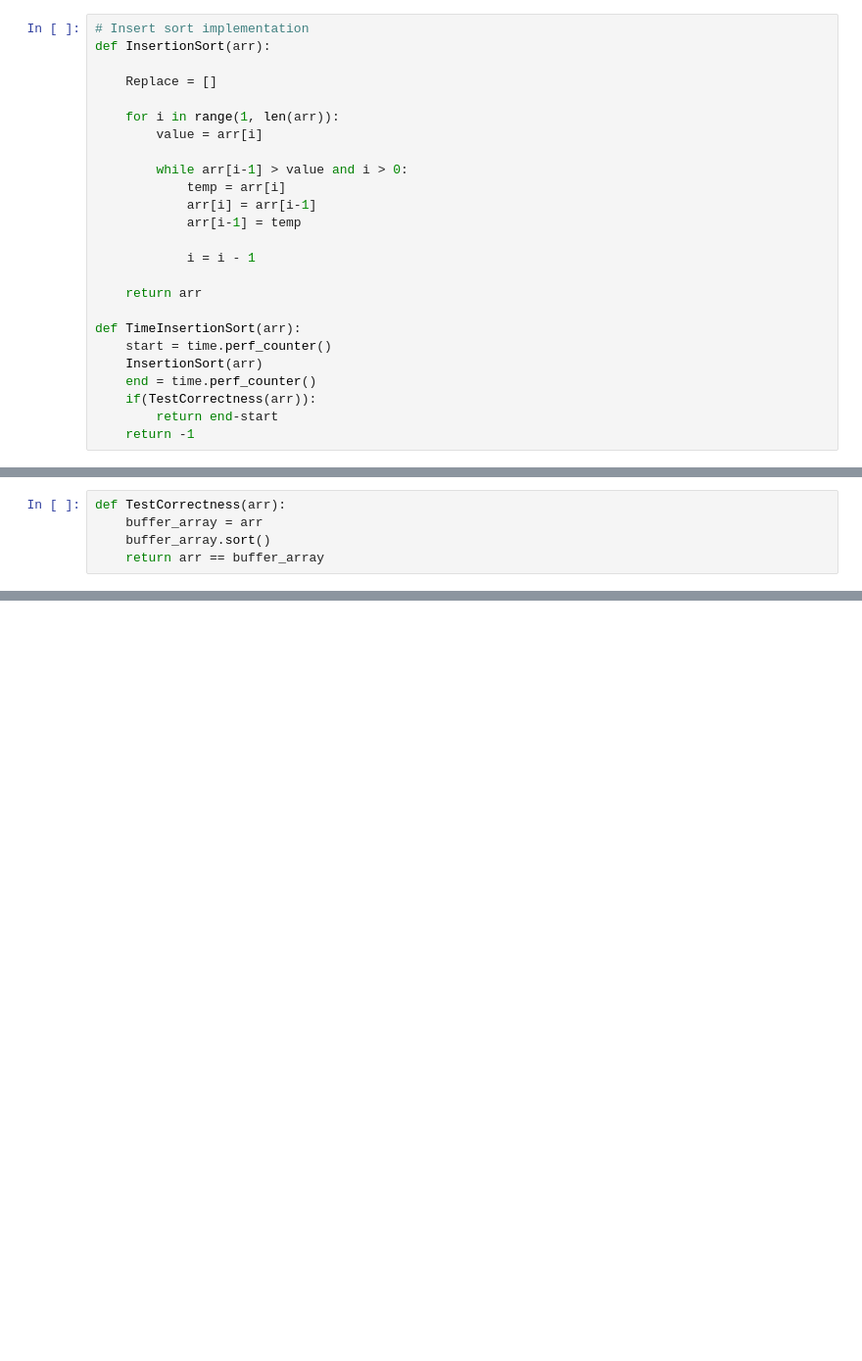
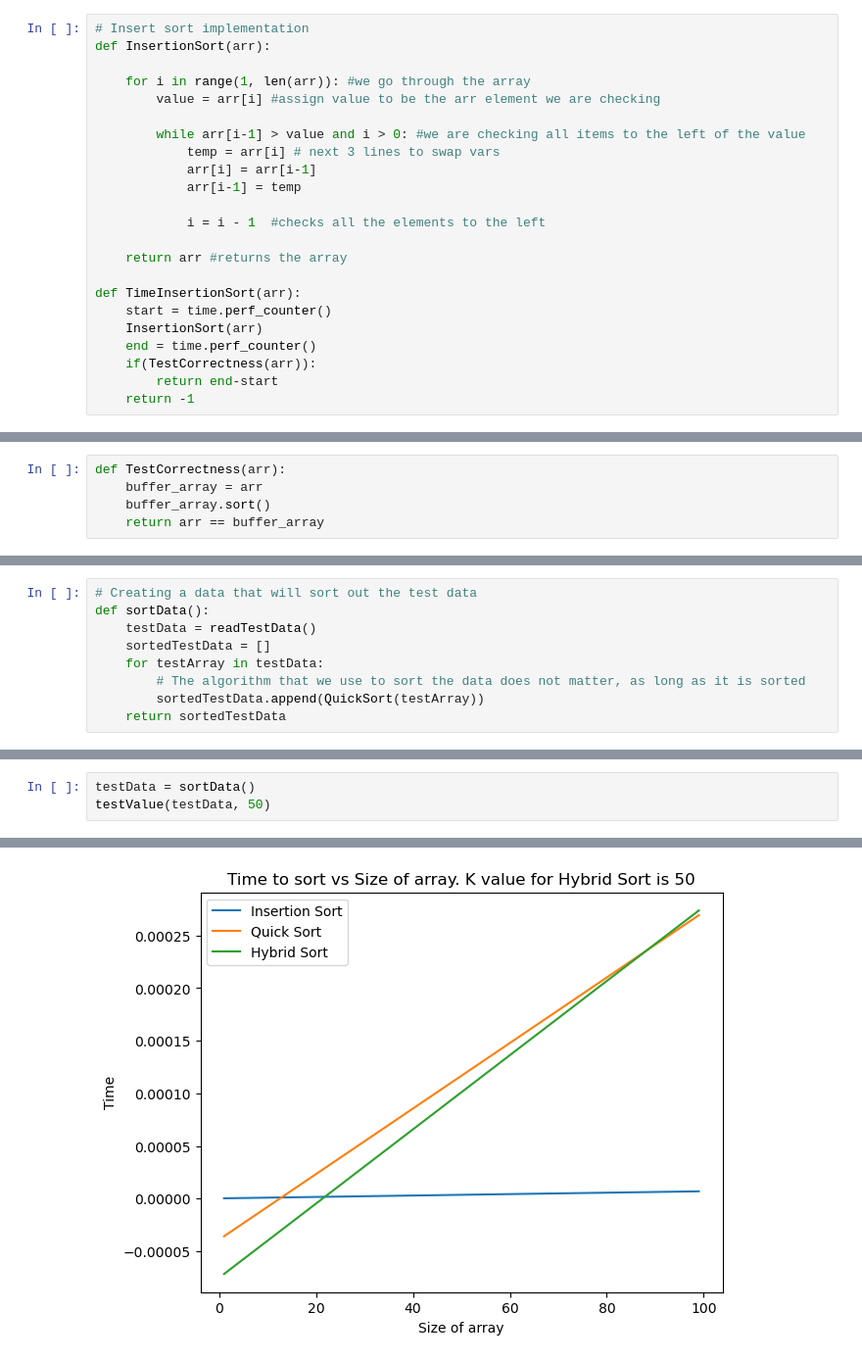
Before and after one commit to jerphan/CS3664_SemesterProject, a Jupyter notebook: QuickBasedHybridSort.ipynb, the cells around one changed output, grey strips where cells are left out. Shown at 98% size. Saved outputs shown, nothing was run; the diff lists cells and outputs as text; blank space fills up the shorter version.

```diff
--- a/QuickBasedHybridSort.ipynb
+++ b/QuickBasedHybridSort.ipynb
@@ -36,19 +46,17 @@ def readTestData():
 # Insert sort implementation
 def InsertionSort(arr):
 
-    Replace = []
+    for i in range(1, len(arr)): #we go through the array
+        value = arr[i] #assign value to be the arr element we are checking
 
-    for i in range(1, len(arr)):
-        value = arr[i]
-
-        while arr[i-1] > value and i > 0:
-            temp = arr[i]
+        while arr[i-1] > value and i > 0: #we are checking all items to the left of the value
+            temp = arr[i] # next 3 lines to swap vars
             arr[i] = arr[i-1]
             arr[i-1] = temp
 
-            i = i - 1
+            i = i - 1  #checks all the elements to the left
 
-    return arr
+    return arr #returns the array
 
 def TimeInsertionSort(arr):
     start = time.perf_counter()
@@ -201,0 +214,9 @@ From this graph we can see that our hybrid sorting method using the K value of 1
+# %%
+# Creating a data that will sort out the test data
+def sortData():
+    testData = readTestData()
+    sortedTestData = []
+    for testArray in testData:
+        # The algorithm that we use to sort the data does not matter, as long as it is sorted
+        sortedTestData.append(QuickSort(testArray))
+    return sortedTestData
@@ -201,0 +277,4 @@ From this graph we can see that our hybrid sorting method using the K value of 1
+# %%
+testData = sortData()
+testValue(testData, 50)
+# %% [output]
@@ -201,0 +282 @@ From this graph we can see that our hybrid sorting method using the K value of 1
+[figure, added]
```
Also changed, not shown: parts of 17 cells of this notebook.
